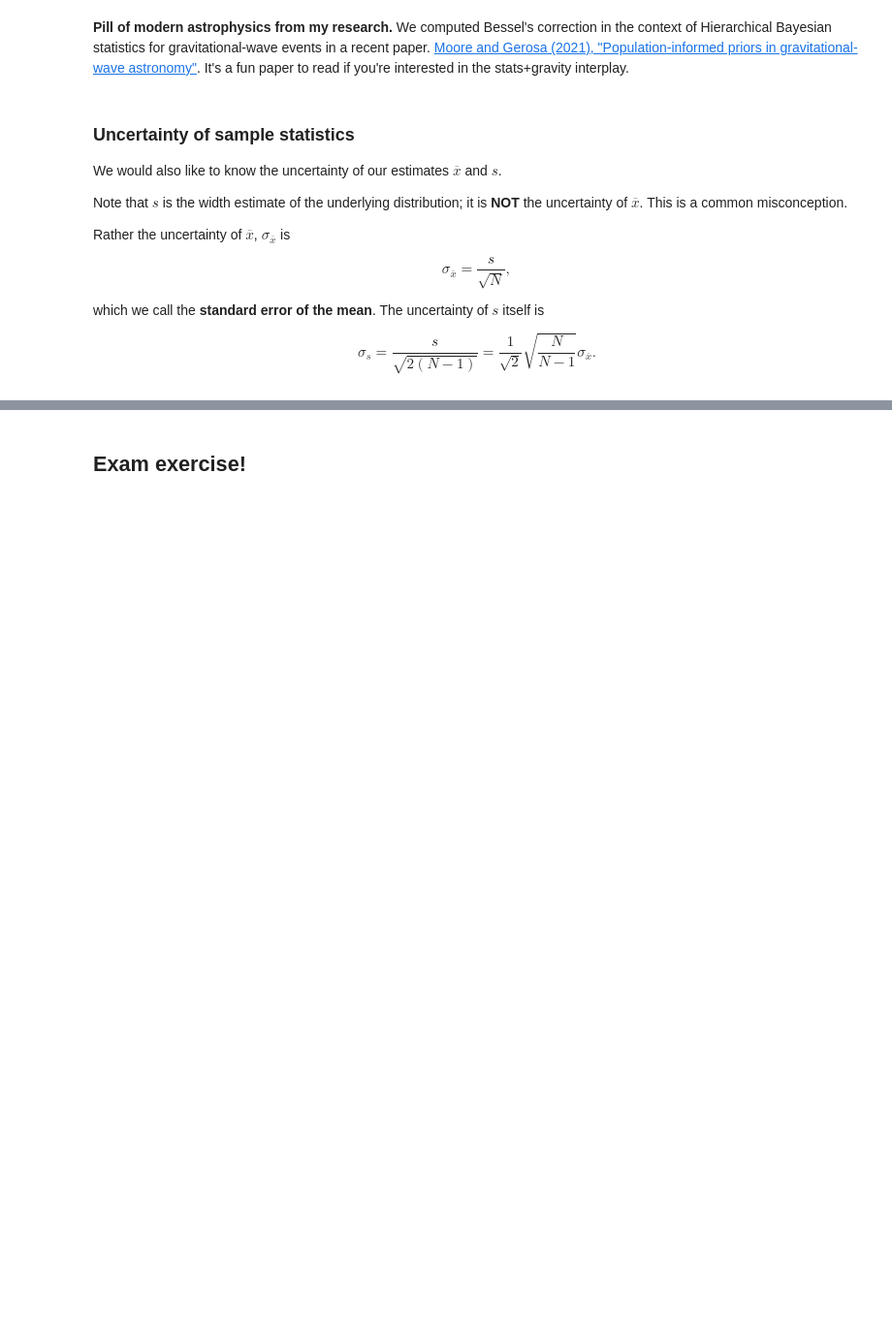
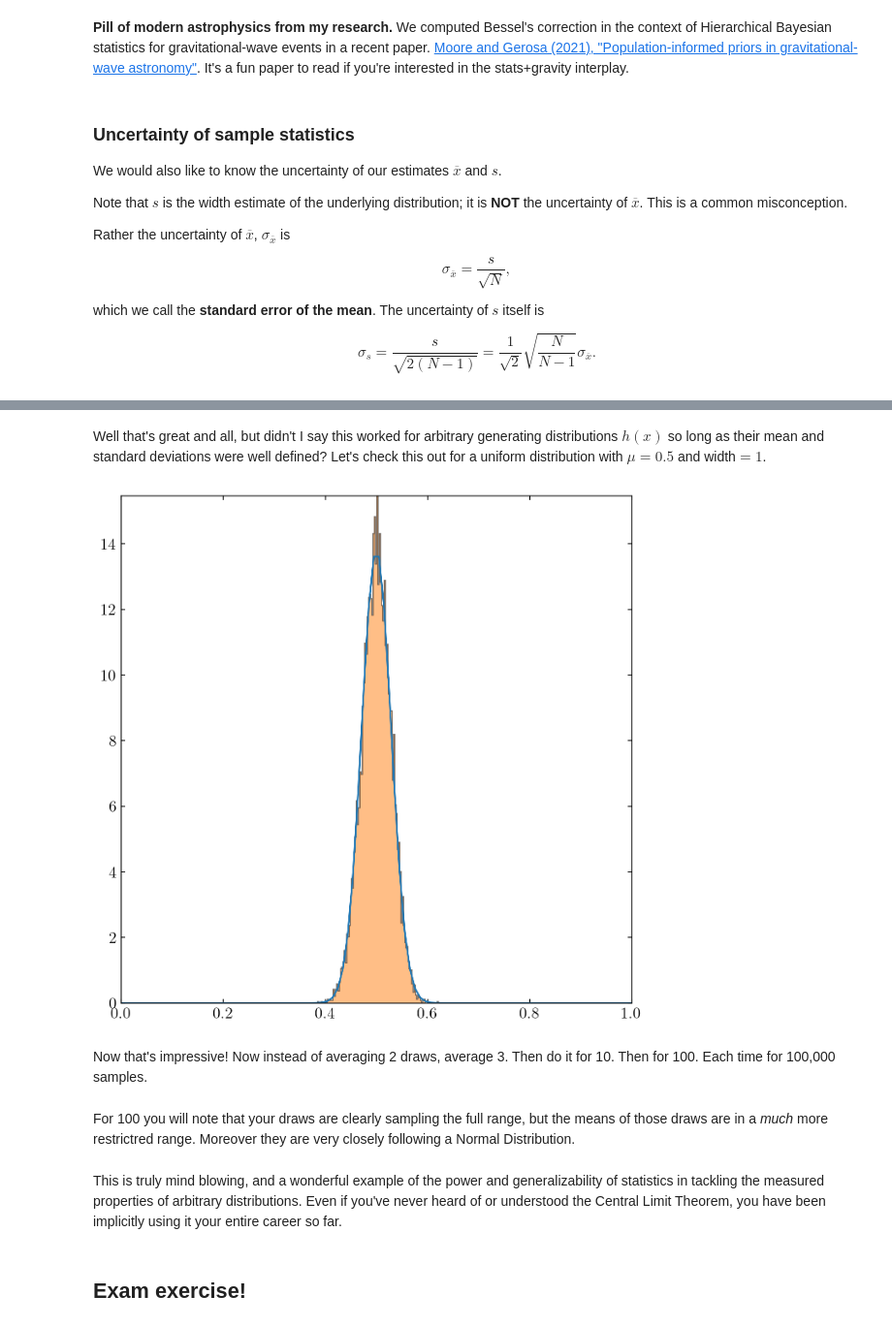
Before and after one commit to dgerosa/machinelearning4physics_bicocca_2024, a Jupyter notebook: lectures/L01_probability.ipynb, the cells around one changed output, grey strips where cells are left out. Shown at 97% size. Saved outputs shown, nothing was run; the diff lists cells and outputs as text; code cells hidden in the pictures; blank space fills up the shorter version.

```diff
--- a/lectures/L01_probability.ipynb
+++ b/lectures/L01_probability.ipynb
@@ -440,3 +534,38 @@ $$\sigma_s = \frac{s}{\sqrt{2(N-1)}} = \frac{1}{\sqrt{2}}\sqrt{\frac{N}{N-1}}\si
+# %% [markdown]
+Well that's great and all, but didn't I say this worked for arbitrary generating distributions $h(x)$ so long as their mean and standard deviations were well defined? Let's check this out for a uniform distribution with $\mu=0.5$ and width$ =1$.
+# %%
+import numpy as np
+from matplotlib import pyplot as plt
+from scipy.stats import norm
+
+N = 100 # Number of draws
+
+xmin=0
+xmax=1
+mu = 0.5 # Location
+sigma_h = 1.0 / np.sqrt(12) # scale of h(x)
+sigma_cl = sigma_h / np.sqrt(N) # scale of mean error distribution
+xgrid = np.linspace(0,1,100)
+
+# plot the distribution of means according to central limit theorem
+distG = scipy.stats.norm(mu, sigma_cl) # Complete
+plt.plot(xgrid, distG.pdf(xgrid)) # Complete
+
+# Add a histogram that is the mean of 100,000 batches of N draws
+yy = []
+for i in tqdm(np.arange(10000)):
+    xx = np.random.uniform(0,1,N) # N random draws
+    yy.append(np.average(xx)) # Append average of those random draws to the end of the array
+
+plt.hist(yy, bins=100, histtype='stepfilled', alpha=0.5, density=True);
+# %% [output]
+[figure, added]
+# %% [markdown]
+Now that's impressive! Now instead of averaging 2 draws, average 3.  Then do it for 10.  Then for 100.  Each time for 100,000 samples.
+# %% [markdown]
+For 100 you will note that your draws are clearly sampling the full range, but the means of those draws are in a *much* more restrictred range. Moreover they are very closely following a Normal Distribution.
+# %% [markdown]
+This is truly mind blowing, and a wonderful example of the power and generalizability of statistics in tackling the measured properties of arbitrary distributions. Even if you've never heard of or understood the Central Limit Theorem, you have been implicitly using it your entire career so far.
 # %% [markdown]
 ## Exam exercise!
 # %% [markdown]
```
Also changed, not shown: parts of 9 cells of this notebook, 1 other file.
